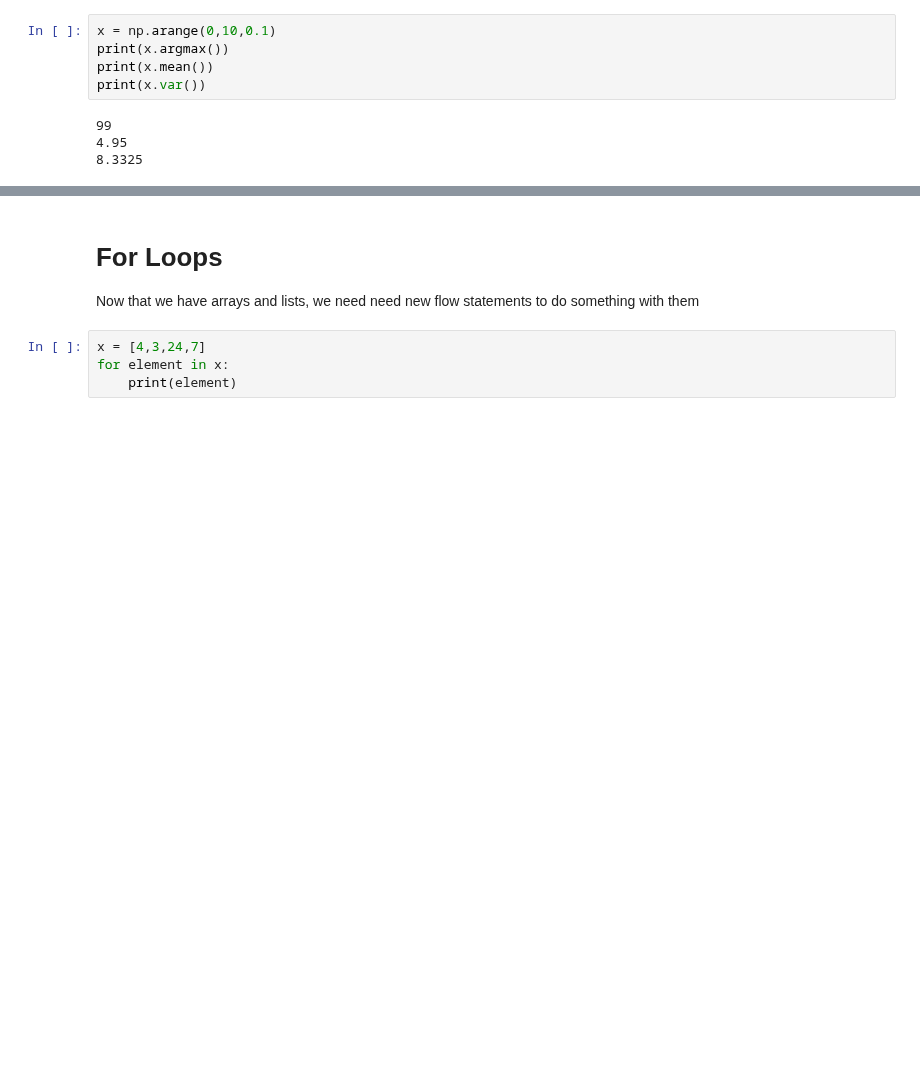
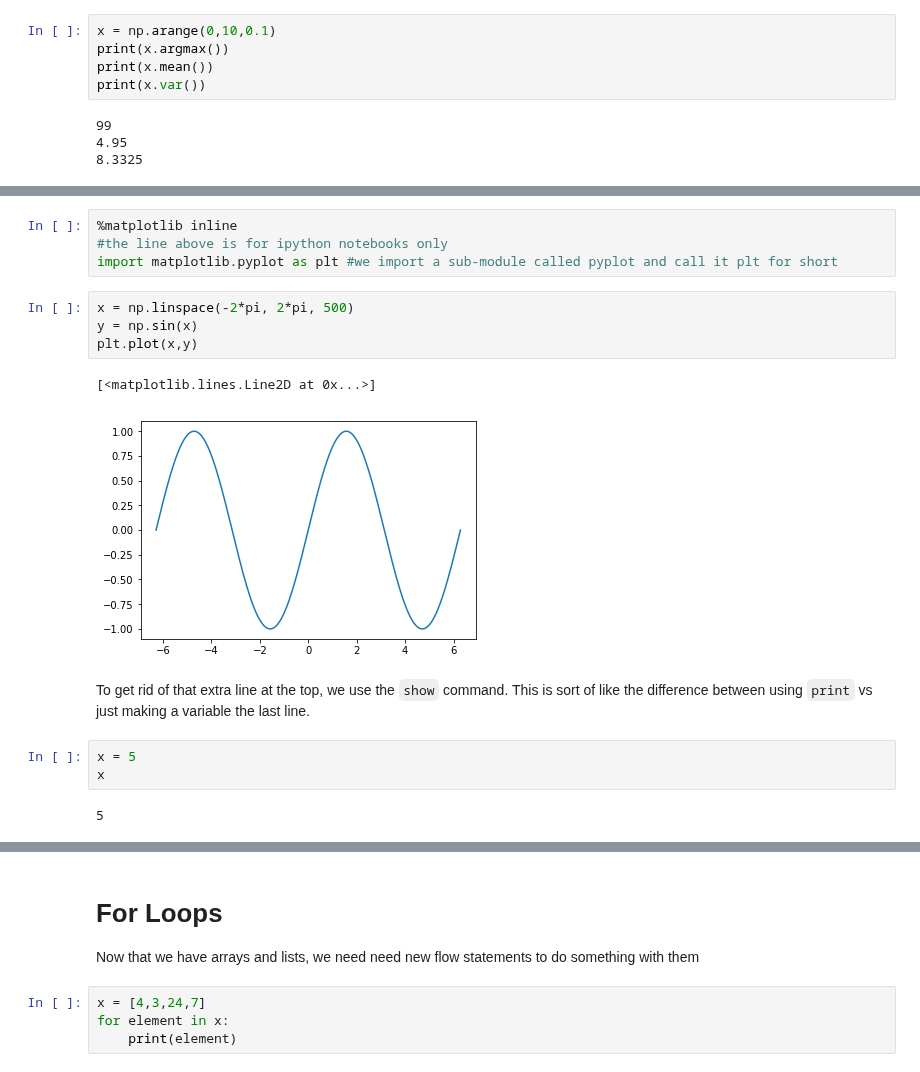
Before and after one commit to whitead/numerical_stats, a Jupyter notebook: unit_4/lectures/lecture_1.ipynb, the cells around one changed output, grey strips where cells are left out. Cells and saved outputs as stored; diff of their text form; blank space fills up the shorter version.

```diff
--- a/unit_4/lectures/lecture_1.ipynb
+++ b/unit_4/lectures/lecture_1.ipynb
@@ -222,0 +223,18 @@ print(x.var())
+# %%
+%matplotlib inline
+#the line above is for ipython notebooks only
+import matplotlib.pyplot as plt #we import a sub-module called pyplot and call it plt for short
+# %%
+x = np.linspace(-2*pi, 2*pi, 500)
+y = np.sin(x)
+plt.plot(x,y)
+# %% [output]
+[<matplotlib.lines.Line2D at 0x...>]
+[figure, added]
+# %% [markdown]
+To get rid of that extra line at the top, we use the `show` command. This is sort of like the difference between using `print` vs just making a variable the last line.
+# %%
+x = 5
+x
+# %% [output]
+5
```
Also changed, not shown: parts of 14 cells of this notebook, 2 other files.
